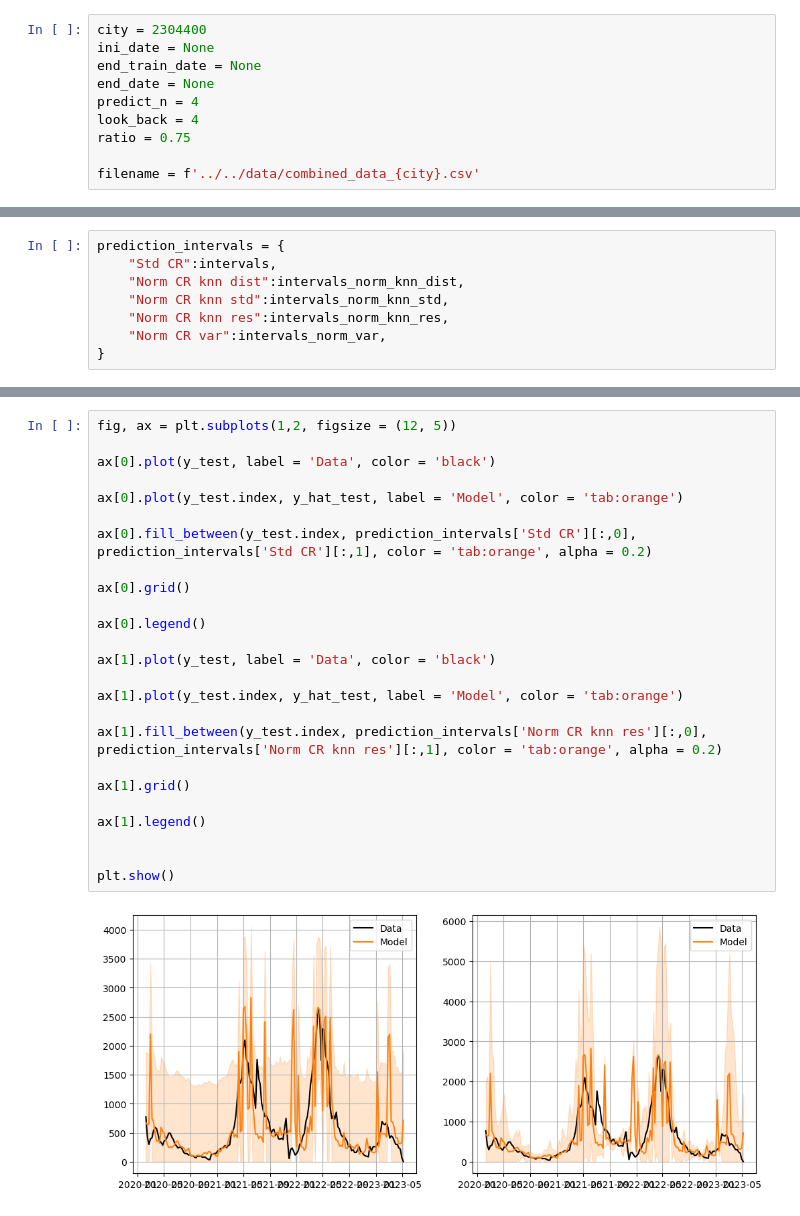
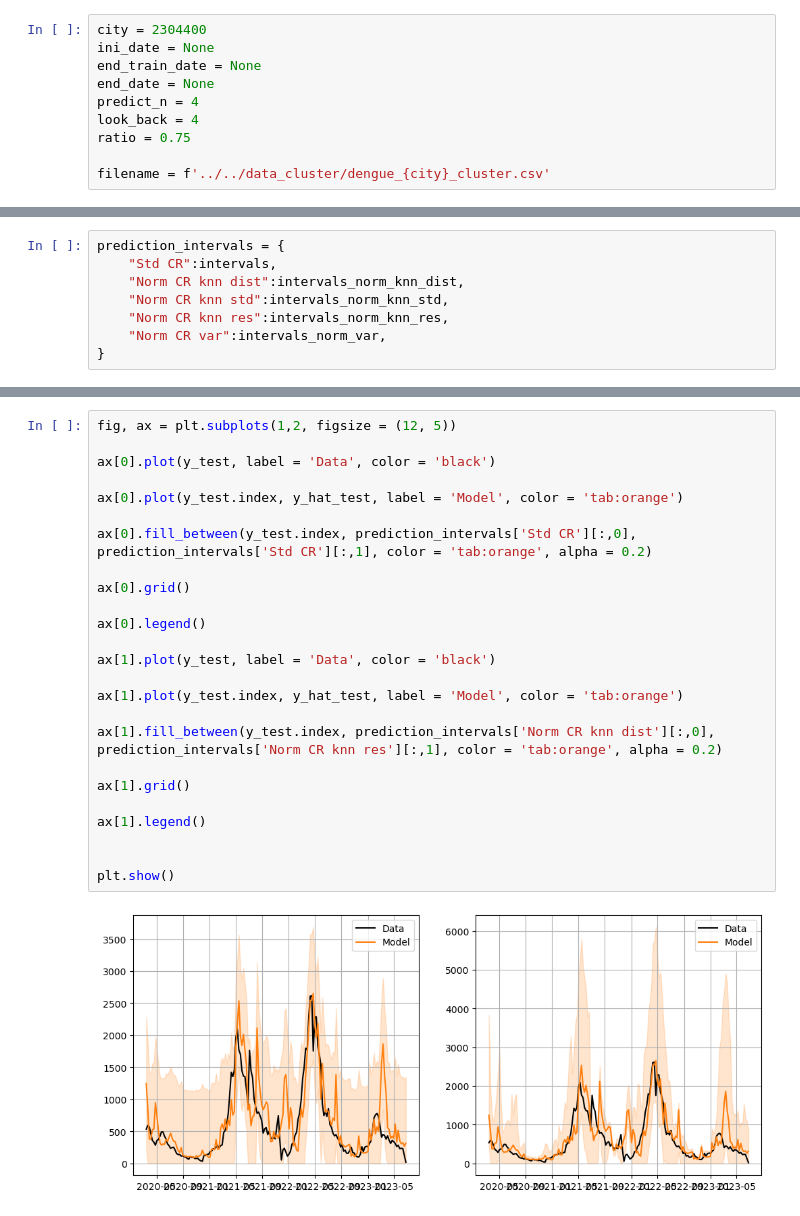
Before and after one commit to eduardocorrearaujo/forecast_models_dengue, a Jupyter notebook: models/gbt/conformal_regressor.ipynb, the cells around one changed output, grey strips where cells are left out. Cells and saved outputs as stored; diff of their text form.

```diff
--- a/models/gbt/conformal_regressor.ipynb
+++ b/models/gbt/conformal_regressor.ipynb
@@ -14,7 +14,7 @@ predict_n = 4
 look_back = 4
 ratio = 0.75
 
-filename = f'../../data/combined_data_{city}.csv'
+filename = f'../../data_cluster/dengue_{city}_cluster.csv'
 # %% [markdown]
 ### Capturando os dados:
 # %%
@@ -465,27 +518,27 @@ display(pred_int_df.round(4))
 # %%
 fig, ax = plt.subplots(1,2, figsize = (12, 5))
 
 ax[0].plot(y_test, label = 'Data', color = 'black')
 
 ax[0].plot(y_test.index, y_hat_test, label = 'Model', color = 'tab:orange')
 
 ax[0].fill_between(y_test.index, prediction_intervals['Std CR'][:,0],  prediction_intervals['Std CR'][:,1], color = 'tab:orange', alpha = 0.2)
 
 ax[0].grid()
 
 ax[0].legend()
 
 ax[1].plot(y_test, label = 'Data', color = 'black')
 
 ax[1].plot(y_test.index, y_hat_test, label = 'Model', color = 'tab:orange')
 
-ax[1].fill_between(y_test.index, prediction_intervals['Norm CR knn res'][:,0],  prediction_intervals['Norm CR knn res'][:,1], color = 'tab:orange', alpha = 0.2)
+ax[1].fill_between(y_test.index, prediction_intervals['Norm CR knn dist'][:,0],  prediction_intervals['Norm CR knn res'][:,1], color = 'tab:orange', alpha = 0.2)
 
 ax[1].grid()
 
 ax[1].legend()
 
 
 plt.show()
 # %% [output]
-[figure, old version]
+[figure, new version]
```
Also changed, not shown: parts of 25 cells of this notebook, 27 other files.
